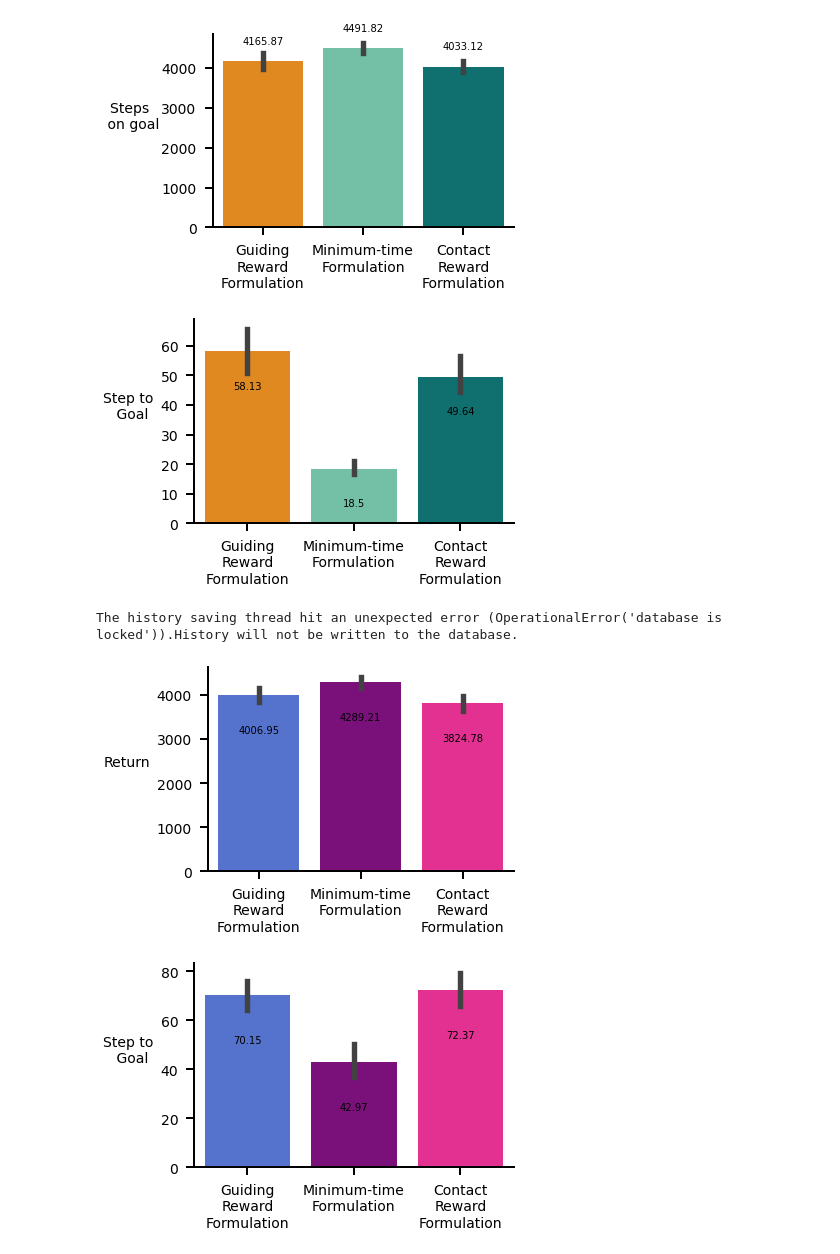
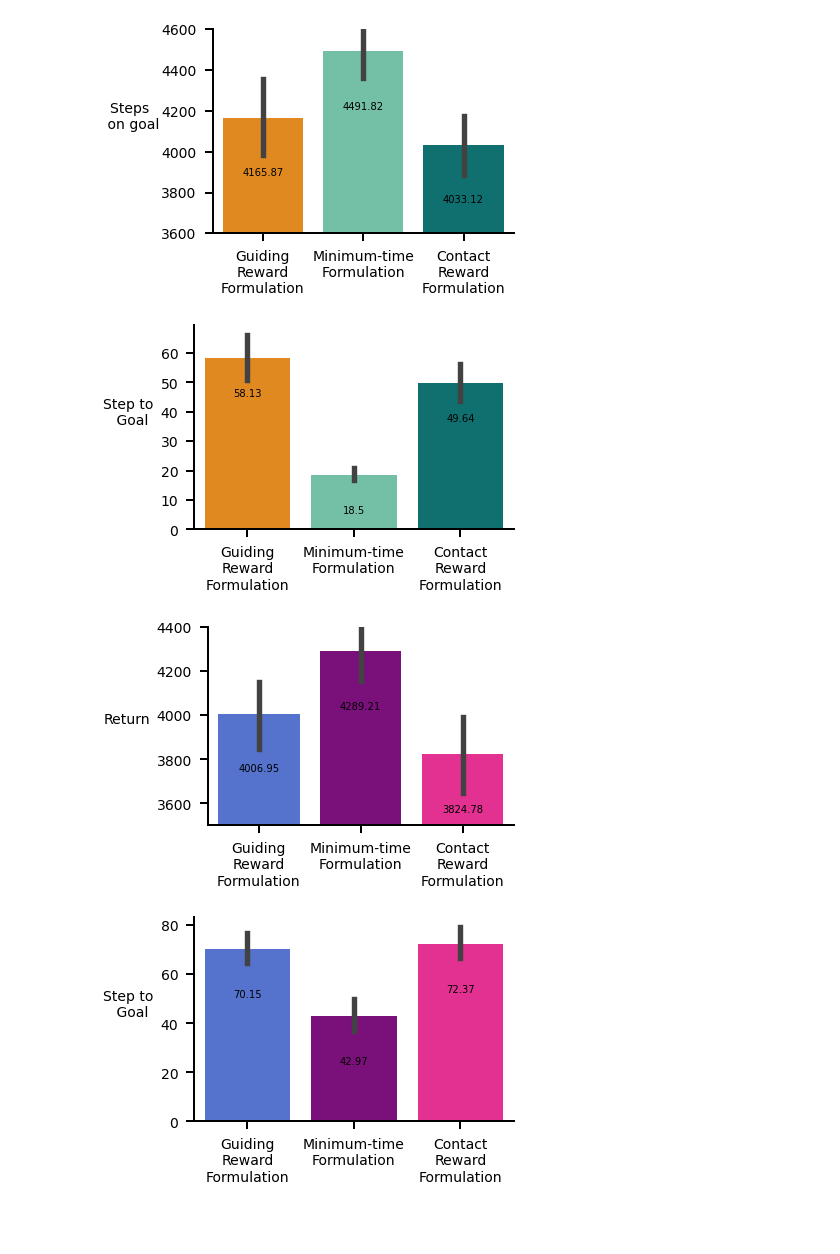
Before and after one commit to gauthamvasan/rl_suite, a Jupyter notebook: rl_suite/plot/reward_comparisons_plot.ipynb, the cells around one changed output. Cells and saved outputs as stored; diff of their text form; code cells hidden in the pictures; blank space fills up the shorter version.

```diff
--- a/rl_suite/plot/reward_comparisons_plot.ipynb
+++ b/rl_suite/plot/reward_comparisons_plot.ipynb
@@ -255,15 +255,16 @@ setaxes()
 ax = sns.barplot(data=df[df['env'].str.contains('easy')], x='env', y='ret', palette=color_palette)
 ax.set_xticklabels(["Guiding\nReward\nFormulation", "Minimum-time\nFormulation", "Contact\nReward\nFormulation"])
 for i in ax.containers:
-    ax.bar_label(i, padding=15)
+    ax.bar_label(i, padding=-60)
 
 h = plt.ylabel('Steps \n on goal', fontsize=14, labelpad=30)
 h.set_rotation(0)
 plt.xlabel('')
 plt.tight_layout()
+plt.ylim([3600, 4600])
 plt.savefig('reacher_easy_steps_on_goal.pdf', dpi=200)
 # %% [output]
-[figure, old version]
+[figure, new version]
 # %%
 setsizes()
 setaxes()
@@ -282,25 +283,25 @@ plt.tight_layout()
 plt.savefig('reacher_easy_steps_to_goal.pdf', dpi=200)
 # %% [output]
 [figure]
-The history saving thread hit an unexpected error (OperationalError('database is locked')).History will not be written to the database.
 # %%
 setsizes()
 setaxes()
 # ax = sns.barplot(data=df, x='env', y='ret', palette=color_palette)
 
 # ax2 = sns.barplot(data=df, x='env', y='steps_to_goal', palette=color_palette)
 ax = sns.barplot(data=df[df['env'].str.contains('hard')], x='env', y='ret', palette=color_palette)
 ax.set_xticklabels(["Guiding\nReward\nFormulation", "Minimum-time\nFormulation", "Contact\nReward\nFormulation"])
 for i in ax.containers:
-    ax.bar_label(i, labels=np.round(i.datavalues, 2), padding=-40)
+    ax.bar_label(i, labels=np.round(i.datavalues, 2), padding=-60)
 
 h = plt.ylabel('Return', fontsize=14, labelpad=30)
 h.set_rotation(0)
 plt.xlabel('')
+plt.ylim([3500, 4400])
 plt.tight_layout()
 plt.savefig('reacher_hard_steps_on_goal.pdf', dpi=200)
 # %% [output]
-[figure, old version]
+[figure, new version]
 # %%
 setsizes()
 setaxes()
```
Also changed, not shown: parts of 8 cells of this notebook.
